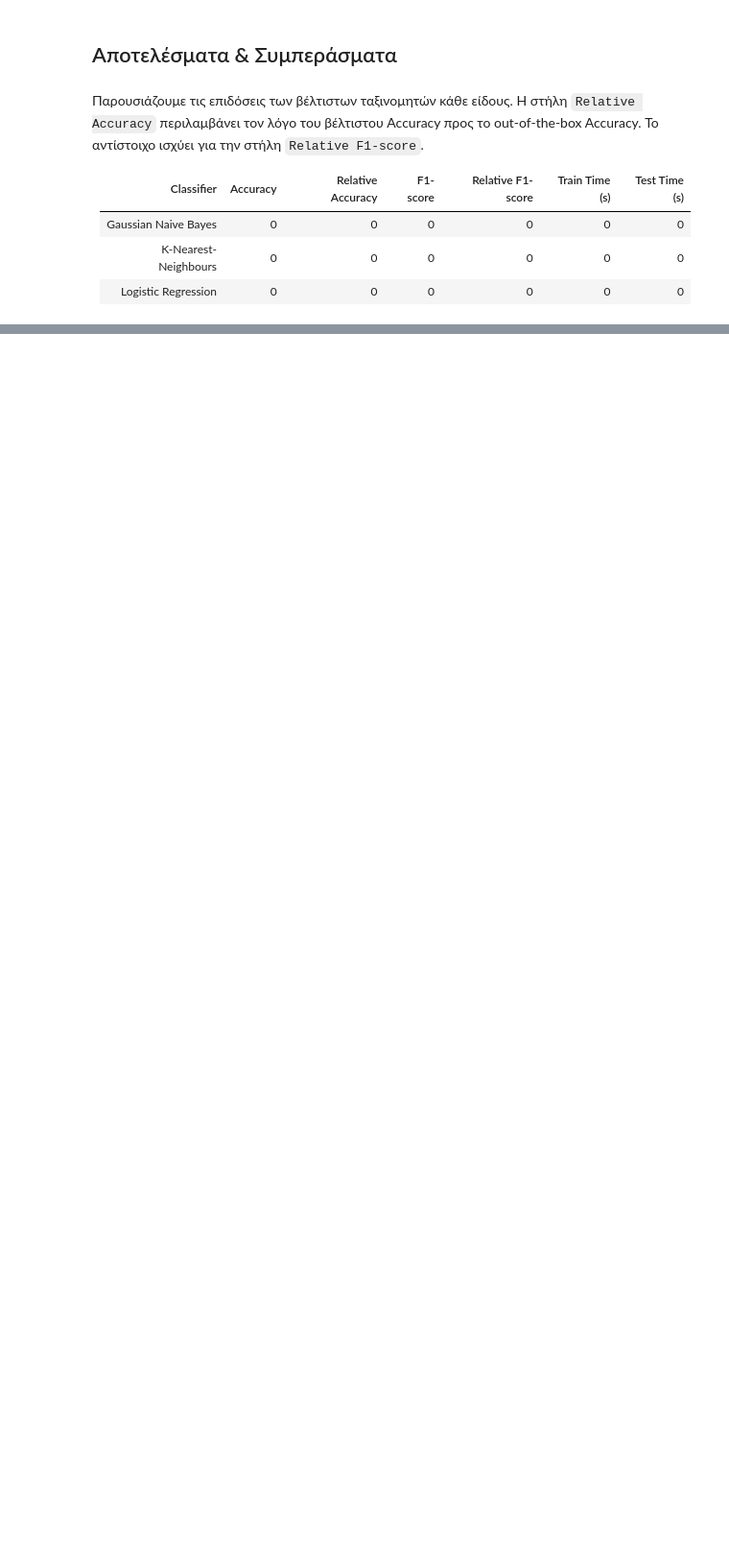
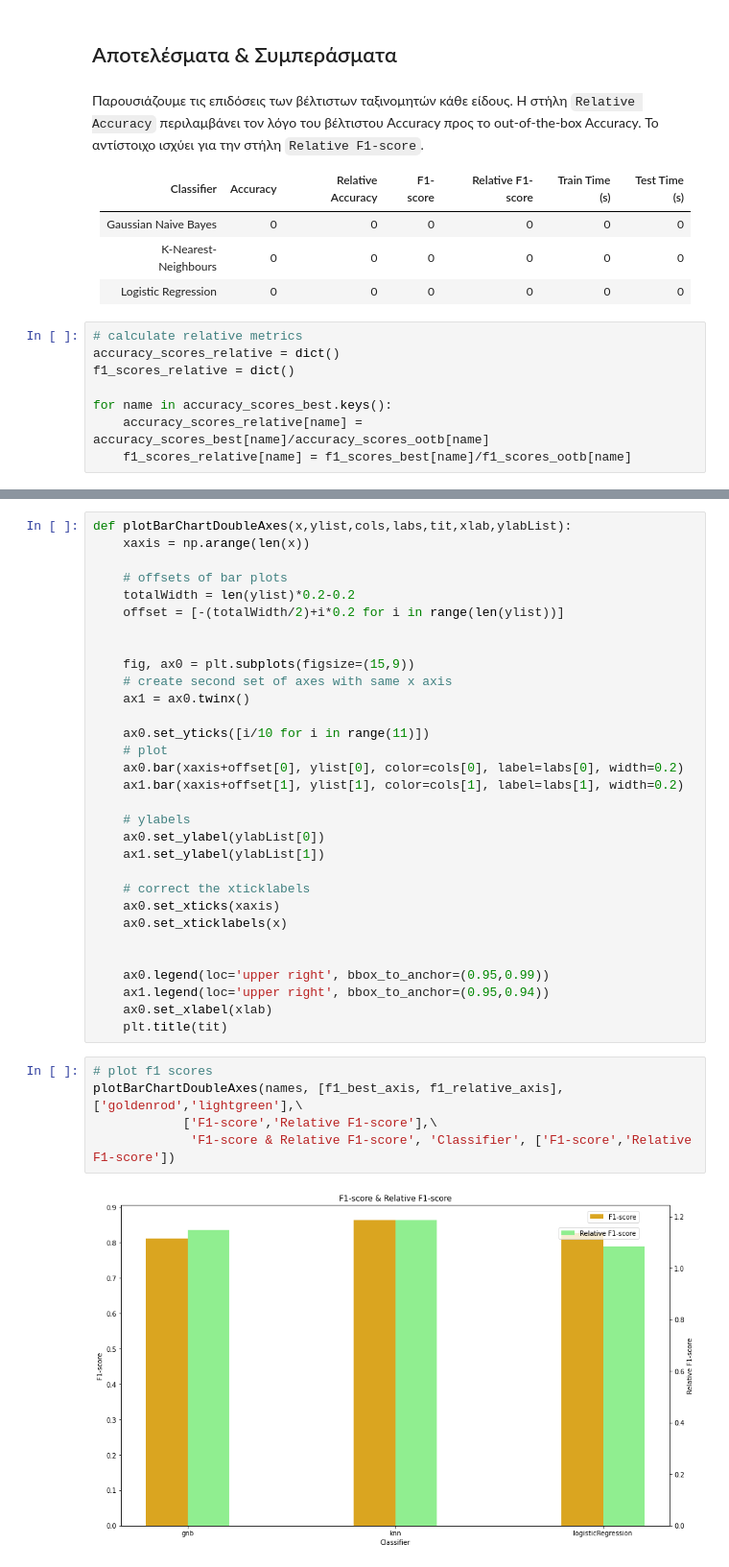
Before and after one commit to chrispapa2000/neuralNetworksLab, a Jupyter notebook: ex1/part1.ipynb, the cells around one changed output, grey strips where cells are left out. Shown at 96% size. Saved outputs shown, nothing was run; the diff lists cells and outputs as text; blank space fills up the shorter version.

```diff
--- a/ex1/part1.ipynb
+++ b/ex1/part1.ipynb
@@ -697,3 +731,11 @@ Best accuracy: 0.8051944624003446
 | Gaussian Naive Bayes | 0 | 0 | 0 | 0 | 0 | 0|
 | K-Nearest-Neighbours | 0 | 0 |  0 | 0 | 0 | 0|
 | Logistic Regression | 0 | 0 | 0 | 0 | 0 | 0
+# %%
+# calculate relative metrics
+accuracy_scores_relative = dict()
+f1_scores_relative = dict()
+
+for name in accuracy_scores_best.keys():
+    accuracy_scores_relative[name] = accuracy_scores_best[name]/accuracy_scores_ootb[name]
+    f1_scores_relative[name] = f1_scores_best[name]/f1_scores_ootb[name]
@@ -699,0 +763,38 @@ Best accuracy: 0.8051944624003446
+# %%
+def plotBarChartDoubleAxes(x,ylist,cols,labs,tit,xlab,ylabList):
+    xaxis = np.arange(len(x))
+
+    # offsets of bar plots
+    totalWidth = len(ylist)*0.2-0.2
+    offset = [-(totalWidth/2)+i*0.2 for i in range(len(ylist))]
+
+
+    fig, ax0 = plt.subplots(figsize=(15,9))
+    # create second set of axes with same x axis
+    ax1 = ax0.twinx()
+
+    ax0.set_yticks([i/10 for i in range(11)])
+    # plot
+    ax0.bar(xaxis+offset[0], ylist[0], color=cols[0], label=labs[0], width=0.2)
+    ax1.bar(xaxis+offset[1], ylist[1], color=cols[1], label=labs[1], width=0.2)
+
+    # ylabels
+    ax0.set_ylabel(ylabList[0])
+    ax1.set_ylabel(ylabList[1])
+
+    # correct the xticklabels
+    ax0.set_xticks(xaxis)
+    ax0.set_xticklabels(x)
+
+
+    ax0.legend(loc='upper right', bbox_to_anchor=(0.95,0.99))
+    ax1.legend(loc='upper right', bbox_to_anchor=(0.95,0.94))
+    ax0.set_xlabel(xlab)
+    plt.title(tit)
+# %%
+# plot f1 scores
+plotBarChartDoubleAxes(names, [f1_best_axis, f1_relative_axis], ['goldenrod','lightgreen'],\
+            ['F1-score','Relative F1-score'],\
+             'F1-score & Relative F1-score', 'Classifier', ['F1-score','Relative F1-score'])
+# %% [output]
+[figure, added]
```
Also changed, not shown: parts of 25 cells of this notebook.
